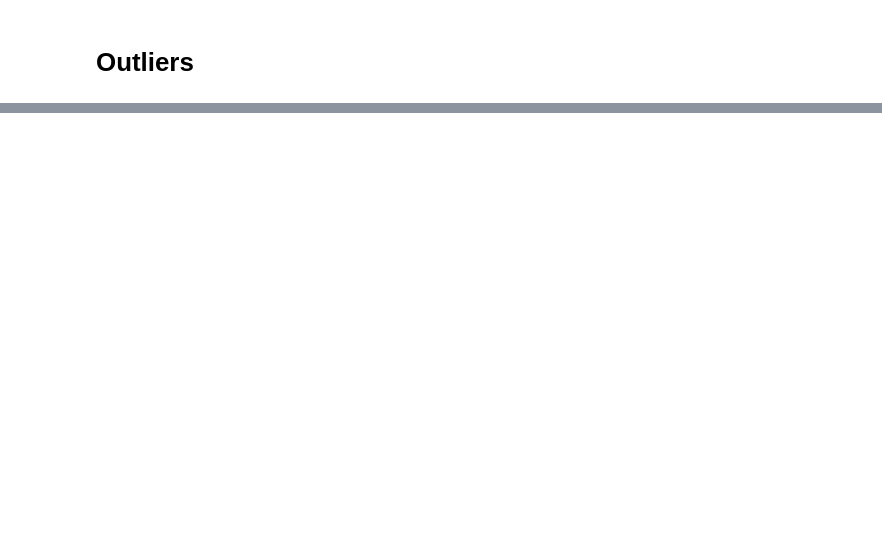
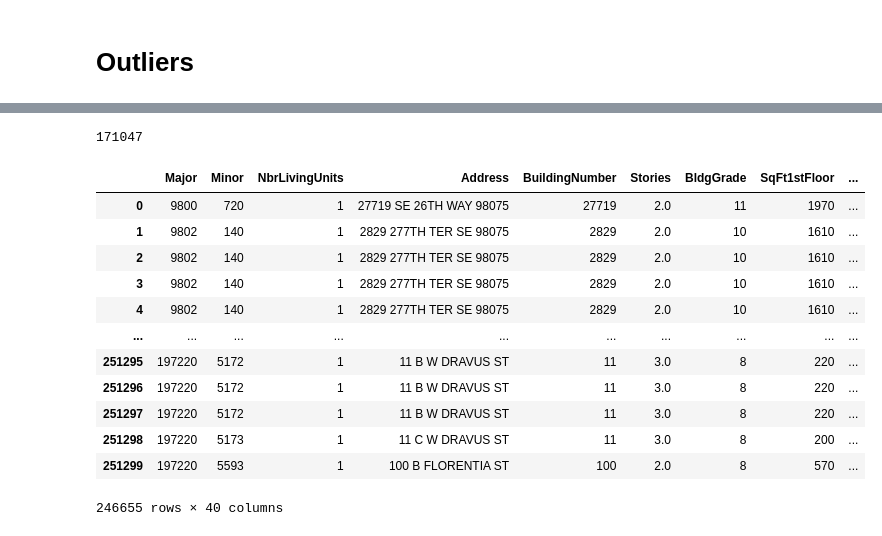
Before and after one commit to samtuleen/King-County-Home-Price-Predictors, a Jupyter notebook: notebooks/exploratory/Predicting-Most-Valuable-Home-Projects-In-King-County-Analysis.ipynb, the cells around one changed output, grey strips where cells are left out. Drawn from its saved outputs; the diff is of its cells as text; code cells hidden in the pictures; blank space fills up the shorter version.

```diff
--- a/notebooks/exploratory/Predicting-Most-Valuable-Home-Projects-In-King-County-Analysis.ipynb
+++ b/notebooks/exploratory/Predicting-Most-Valuable-Home-Projects-In-King-County-Analysis.ipynb
@@ -666,0 +671,21 @@ count
+# %%
+len(prices)
+# %% [output]
+171047
+# %%
+single_family_homes = new_df[new_df['NbrLivingUnits'] == 1]
+single_family_homes
+# %% [output]
+|  | Major | Minor | NbrLivingUnits | Address | BuildingNumber | Stories | BldgGrade | SqFt1stFloor | ... |
+| 0 | 9800 | 720 | 1 | 27719 SE 26TH WAY 98075 | 27719 | 2.0 | 11 | 1970 | ... |
+| 1 | 9802 | 140 | 1 | 2829 277TH TER SE 98075 | 2829 | 2.0 | 10 | 1610 | ... |
+| 2 | 9802 | 140 | 1 | 2829 277TH TER SE 98075 | 2829 | 2.0 | 10 | 1610 | ... |
+| 3 | 9802 | 140 | 1 | 2829 277TH TER SE 98075 | 2829 | 2.0 | 10 | 1610 | ... |
+| 4 | 9802 | 140 | 1 | 2829 277TH TER SE 98075 | 2829 | 2.0 | 10 | 1610 | ... |
+| ... | ... | ... | ... | ... | ... | ... | ... | ... | ... |
+| 251295 | 197220 | 5172 | 1 | 11 B W DRAVUS ST | 11 | 3.0 | 8 | 220 | ... |
+| 251296 | 197220 | 5172 | 1 | 11 B W DRAVUS ST | 11 | 3.0 | 8 | 220 | ... |
+| 251297 | 197220 | 5172 | 1 | 11 B W DRAVUS ST | 11 | 3.0 | 8 | 220 | ... |
+| 251298 | 197220 | 5173 | 1 | 11 C W DRAVUS ST | 11 | 3.0 | 8 | 200 | ... |
+| 251299 | 197220 | 5593 | 1 | 100 B FLORENTIA ST | 100 | 2.0 | 8 | 570 | ... |
+246655 rows × 40 columns
```
Also changed, not shown: parts of 11 cells of this notebook.
